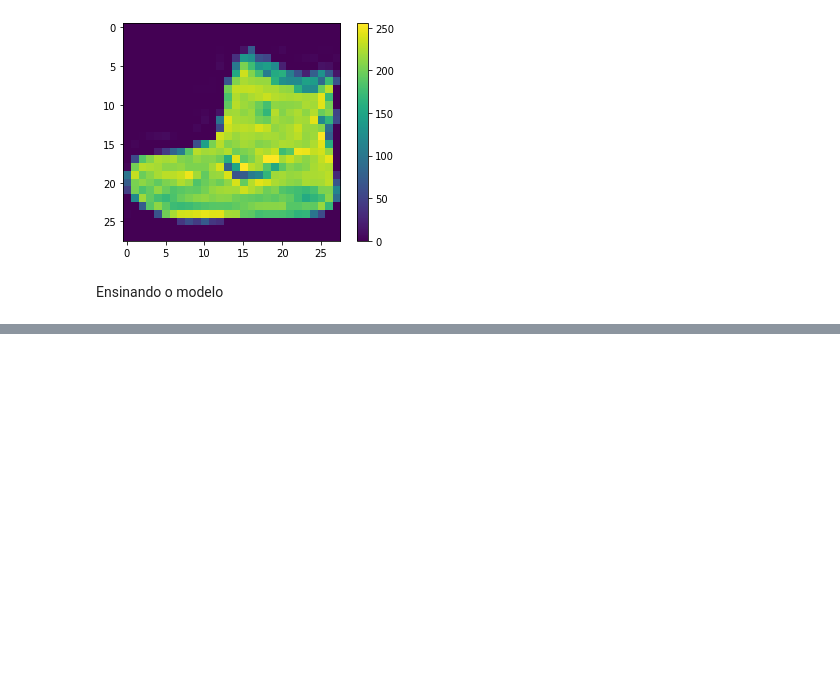
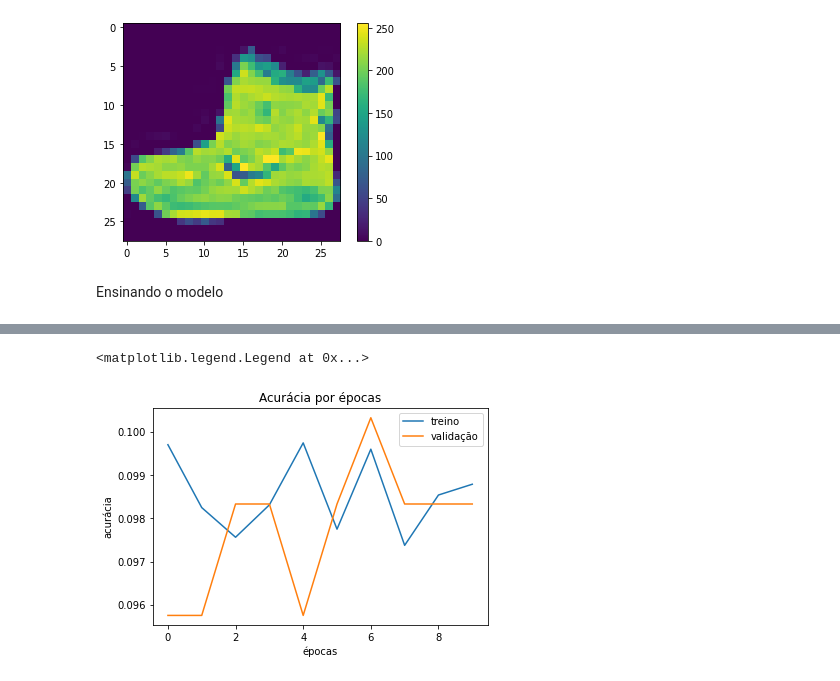
Before and after one commit to AnaPaulaSouza/wit_test, a Jupyter notebook: wit_test.ipynb, the cells around one changed output, grey strips where cells are left out. Cells and saved outputs as stored; diff of their text form; code cells hidden in the pictures; blank space fills up the shorter version.

```diff
--- a/wit_test.ipynb
+++ b/wit_test.ipynb
@@ -57,10 +67,11 @@ modelo = keras.Sequential([
   keras.layers.Dense(10, activation=tensorflow.nn.softmax)
 ])
 
-#compilar o modelo
+#Compilando o modelo
 modelo.compile(optimizer='adam',
-               loss='sparse_categorical_crossentropy')
+               loss='sparse_categorical_crossentropy',
+               metrics=['accuracy'])
 
-#Treinar o modelo
-modelo.fit(imagens_treino, identificacaoes_treino)
+#Treinando o modelo
+historico = modelo.fit(imagens_treino, identificacaoes_treino, epochs=10, validation_split=0.2)
 # %% [output]
@@ -68,0 +98,11 @@ modelo.fit(imagens_treino, identificacaoes_treino)
+# %%
+#Histórico em gráfico da Acurácia
+plt.plot(historico.history['accuracy'])
+plt.plot(historico.history['val_accuracy'])
+plt.title('Acurácia por épocas')
+plt.xlabel('épocas')
+plt.ylabel('acurácia')
+plt.legend(['treino', 'validação'])
+# %% [output]
+<matplotlib.legend.Legend at 0x...>
+[figure, added]
```
Also changed, not shown: parts of 6 cells of this notebook.
